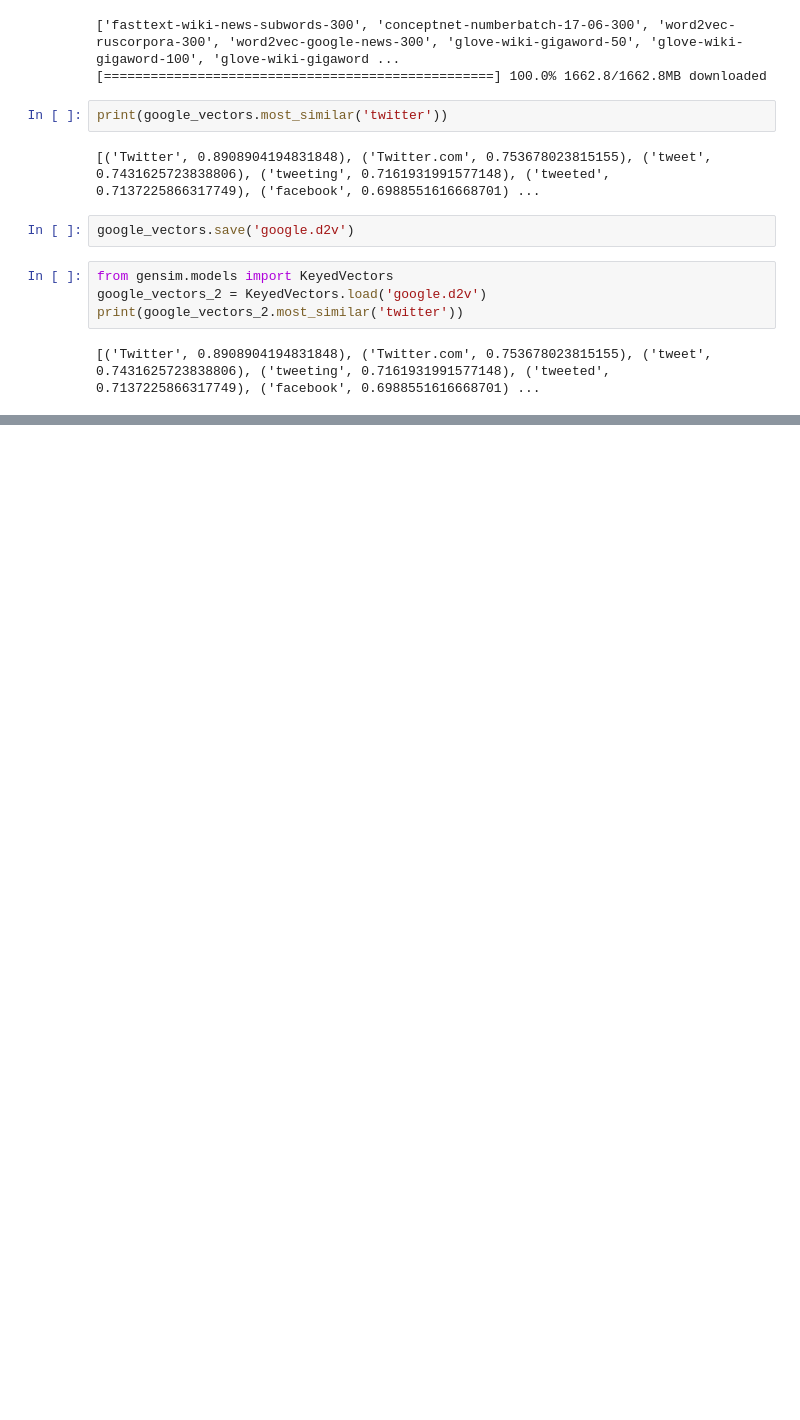
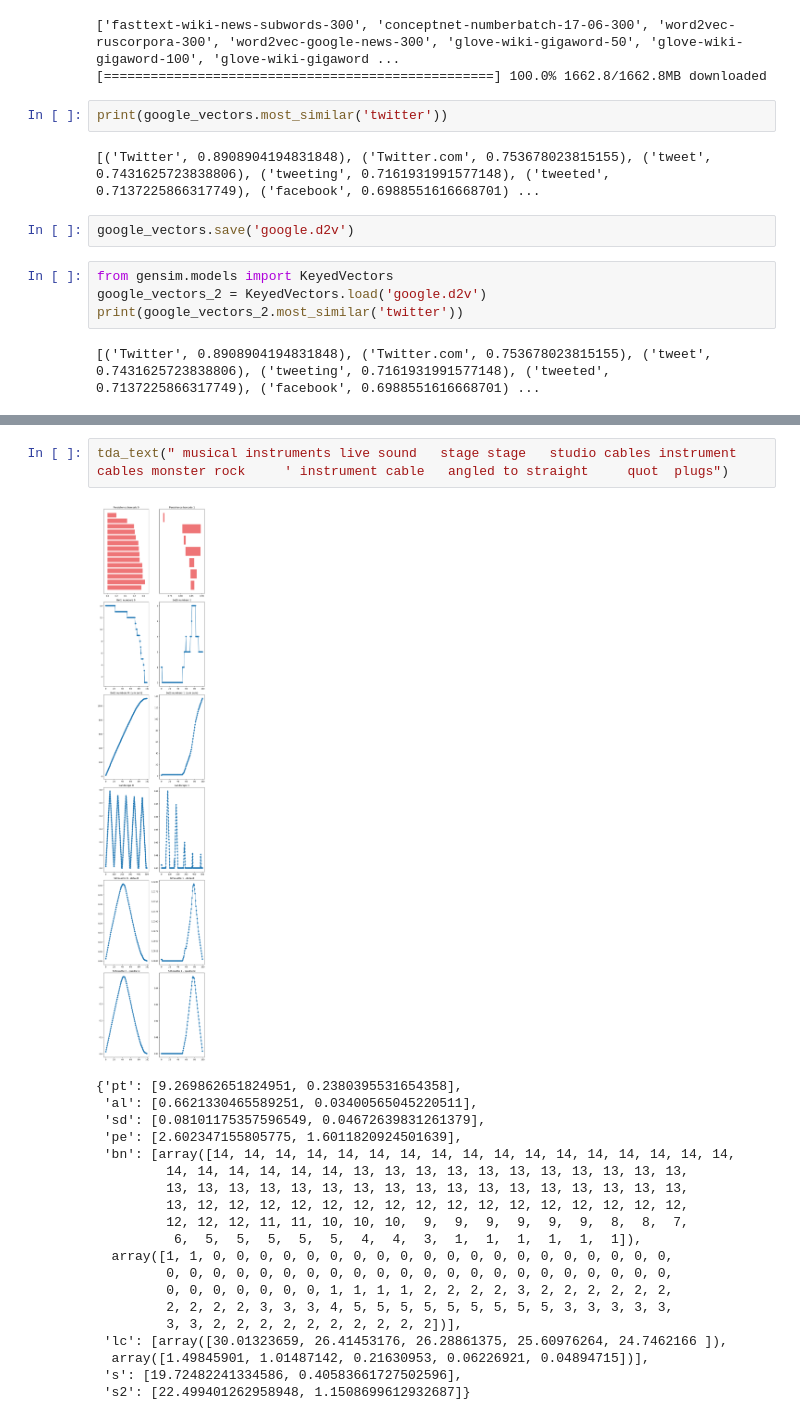
Before and after one commit to EstherRH00/TDA-Notebooks, a Jupyter notebook: Text investigation + TDA.ipynb, the cells around one changed output, grey strips where cells are left out. Drawn from its saved outputs; the diff is of its cells as text; blank space fills up the shorter version.

```diff
--- a/Text investigation + TDA.ipynb
+++ b/Text investigation + TDA.ipynb
@@ -389,0 +717,23 @@ print(list(google_vectors_2.key_to_index)[:5])
+# %%
+tda_text(" musical instruments live sound   stage stage   studio cables instrument cables monster rock 	' instrument cable   angled to straight 	quot  plugs")
+# %% [output]
+[figure, added]
+{'pt': [9.269862651824951, 0.2380395531654358],
+ 'al': [0.6621330465589251, 0.03400565045220511],
+ 'sd': [0.08101175357596549, 0.04672639831261379],
+ 'pe': [2.602347155805775, 1.6011820924501639],
+ 'bn': [array([14, 14, 14, 14, 14, 14, 14, 14, 14, 14, 14, 14, 14, 14, 14, 14, 14,
+         14, 14, 14, 14, 14, 14, 13, 13, 13, 13, 13, 13, 13, 13, 13, 13, 13,
+         13, 13, 13, 13, 13, 13, 13, 13, 13, 13, 13, 13, 13, 13, 13, 13, 13,
+         13, 12, 12, 12, 12, 12, 12, 12, 12, 12, 12, 12, 12, 12, 12, 12, 12,
+         12, 12, 12, 11, 11, 10, 10, 10,  9,  9,  9,  9,  9,  9,  8,  8,  7,
+          6,  5,  5,  5,  5,  5,  4,  4,  3,  1,  1,  1,  1,  1,  1]),
+  array([1, 1, 0, 0, 0, 0, 0, 0, 0, 0, 0, 0, 0, 0, 0, 0, 0, 0, 0, 0, 0, 0,
+         0, 0, 0, 0, 0, 0, 0, 0, 0, 0, 0, 0, 0, 0, 0, 0, 0, 0, 0, 0, 0, 0,
+         0, 0, 0, 0, 0, 0, 0, 1, 1, 1, 1, 2, 2, 2, 2, 3, 2, 2, 2, 2, 2, 2,
+         2, 2, 2, 2, 3, 3, 3, 4, 5, 5, 5, 5, 5, 5, 5, 5, 5, 3, 3, 3, 3, 3,
+         3, 3, 2, 2, 2, 2, 2, 2, 2, 2, 2, 2])],
+ 'lc': [array([30.01323659, 26.41453176, 26.28861375, 25.60976264, 24.7462166 ]),
+  array([1.49845901, 1.01487142, 0.21630953, 0.06226921, 0.04894715])],
+ 's': [19.72482241334586, 0.40583661727502596],
+ 's2': [22.499401262958948, 1.1508699612932687]}
```
Also changed, not shown: parts of 10 cells of this notebook.
